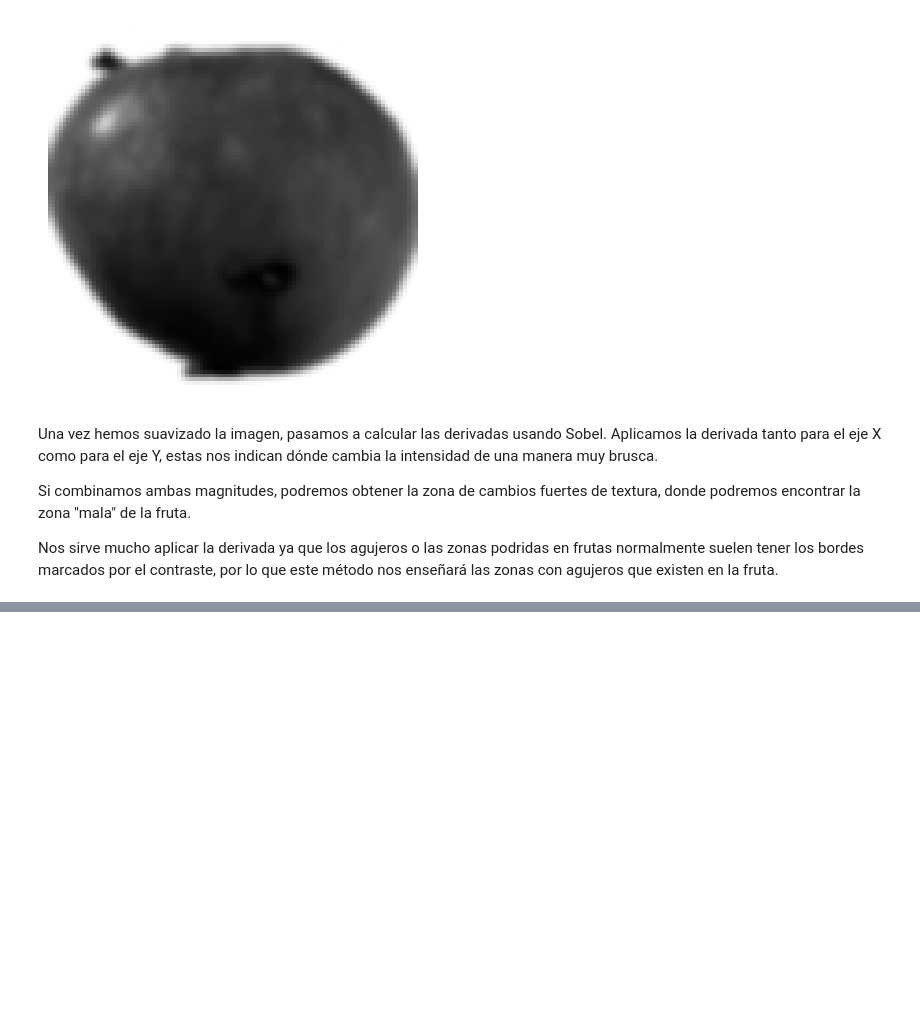
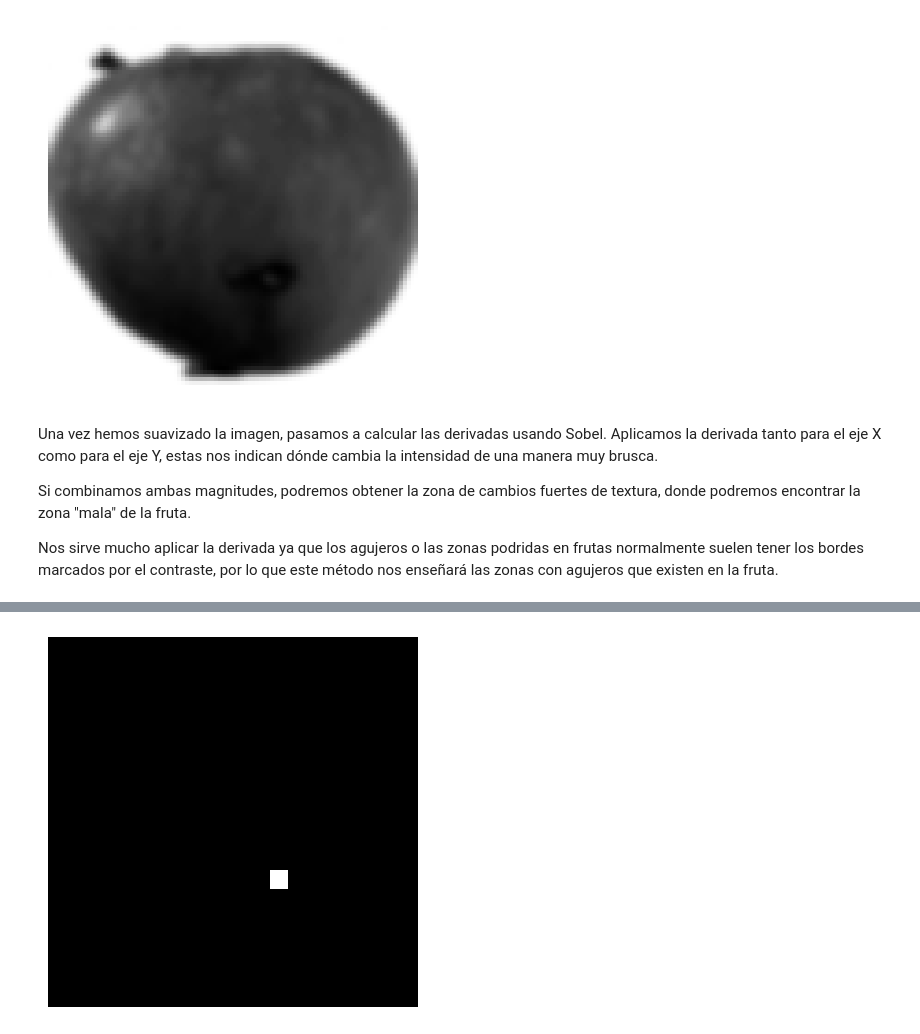
Before and after one commit to Chewi9/Fruit-Quality, a Jupyter notebook: Parte-1.ipynb, the cells around one changed output, grey strips where cells are left out. Drawn from its saved outputs; the diff is of its cells as text; code cells hidden in the pictures; blank space fills up the shorter version.

```diff
--- a/Parte-1.ipynb
+++ b/Parte-1.ipynb
@@ -240,0 +180,10 @@ Resultado del análisis: 🟩 Fruta en buen estado
+# %%
+_, defect_mask = cv2.threshold(defect_score, 180, 255, cv2.THRESH_BINARY)
+defect_mask = cv2.morphologyEx(defect_mask, cv2.MORPH_OPEN, np.ones((5,5), np.uint8))
+defect_mask = cv2.morphologyEx(defect_mask, cv2.MORPH_CLOSE, np.ones((5,5), np.uint8))
+
+plt.imshow(defect_mask, cmap='gray')
+plt.axis("off")
+plt.show()
+# %% [output]
+[figure, added]
```
Also changed, not shown: parts of 9 cells of this notebook.
